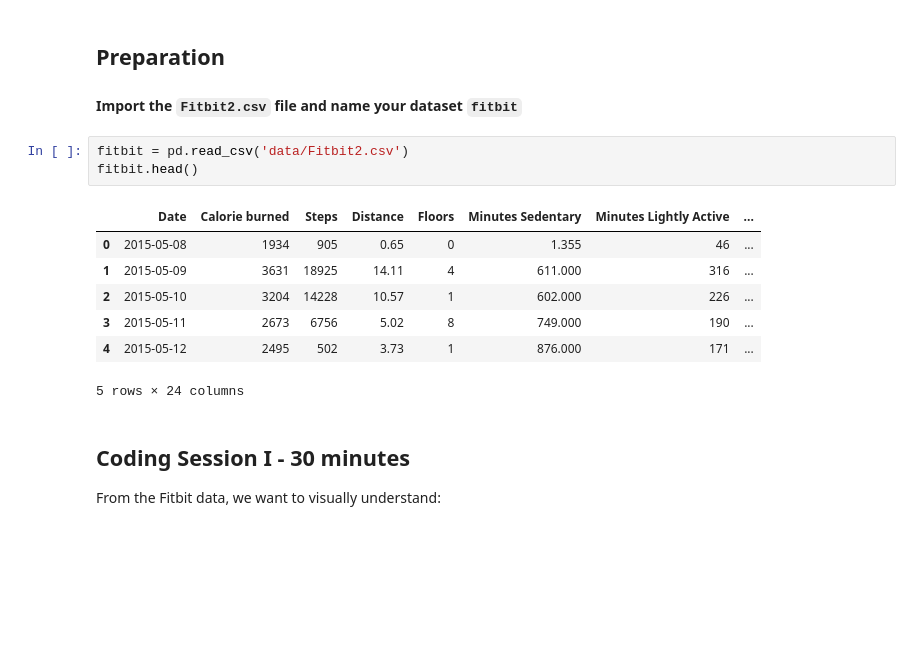
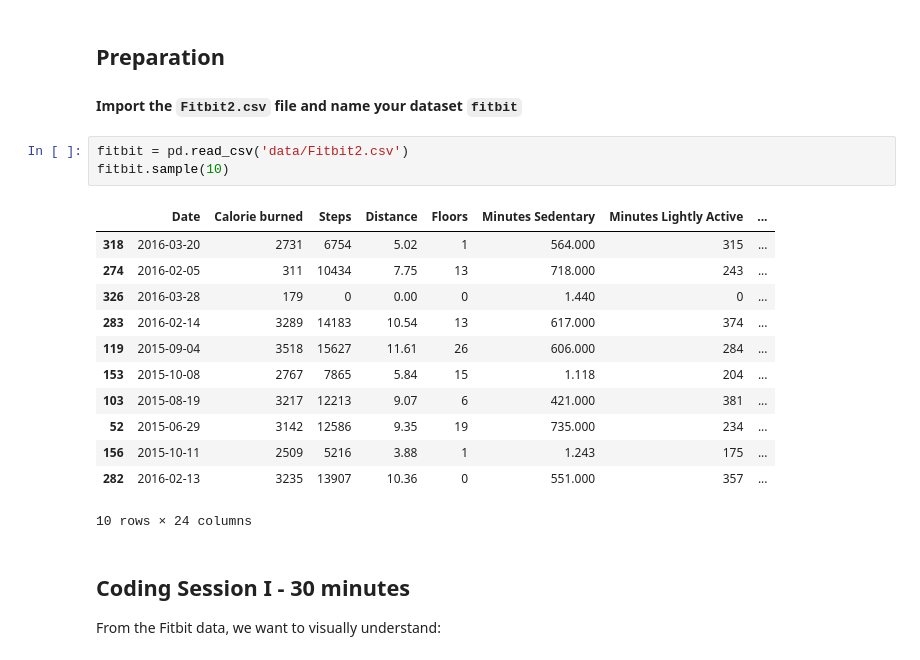
Before and after one commit to Ironhack-Data-Madrid-Marzo-2021/lab-visualization-extra, a Jupyter notebook: our_code.ipynb, the cells around one changed output. Saved outputs shown, nothing was run; the diff lists cells and outputs as text; blank space fills up the shorter version.

```diff
--- a/our_code.ipynb
+++ b/our_code.ipynb
@@ -15,15 +15,20 @@ import seaborn as sns
 #### Import the `Fitbit2.csv` file and name your dataset `fitbit`
 # %%
 fitbit = pd.read_csv('data/Fitbit2.csv')
-fitbit.head()
+fitbit.sample(10)
 # %% [output]
 |  | Date | Calorie burned | Steps | Distance | Floors | Minutes Sedentary | Minutes Lightly Active | ... |
-| 0 | 2015-05-08 | 1934 | 905 | 0.65 | 0 | 1.355 | 46 | ... |
-| 1 | 2015-05-09 | 3631 | 18925 | 14.11 | 4 | 611.000 | 316 | ... |
-| 2 | 2015-05-10 | 3204 | 14228 | 10.57 | 1 | 602.000 | 226 | ... |
-| 3 | 2015-05-11 | 2673 | 6756 | 5.02 | 8 | 749.000 | 190 | ... |
-| 4 | 2015-05-12 | 2495 | 502 | 3.73 | 1 | 876.000 | 171 | ... |
+| 318 | 2016-03-20 | 2731 | 6754 | 5.02 | 1 | 564.000 | 315 | ... |
+| 274 | 2016-02-05 | 311 | 10434 | 7.75 | 13 | 718.000 | 243 | ... |
+| 326 | 2016-03-28 | 179 | 0 | 0.00 | 0 | 1.440 | 0 | ... |
+| 283 | 2016-02-14 | 3289 | 14183 | 10.54 | 13 | 617.000 | 374 | ... |
+| 119 | 2015-09-04 | 3518 | 15627 | 11.61 | 26 | 606.000 | 284 | ... |
+| 153 | 2015-10-08 | 2767 | 7865 | 5.84 | 15 | 1.118 | 204 | ... |
+| 103 | 2015-08-19 | 3217 | 12213 | 9.07 | 6 | 421.000 | 381 | ... |
+| 52 | 2015-06-29 | 3142 | 12586 | 9.35 | 19 | 735.000 | 234 | ... |
+| 156 | 2015-10-11 | 2509 | 5216 | 3.88 | 1 | 1.243 | 175 | ... |
+| 282 | 2016-02-13 | 3235 | 13907 | 10.36 | 0 | 551.000 | 357 | ... |
-5 rows × 24 columns
+10 rows × 24 columns
 # %% [markdown]
 ## Coding Session I - 30 minutes
 
```
Also changed, not shown: parts of 12 cells of this notebook, 2 other files.
